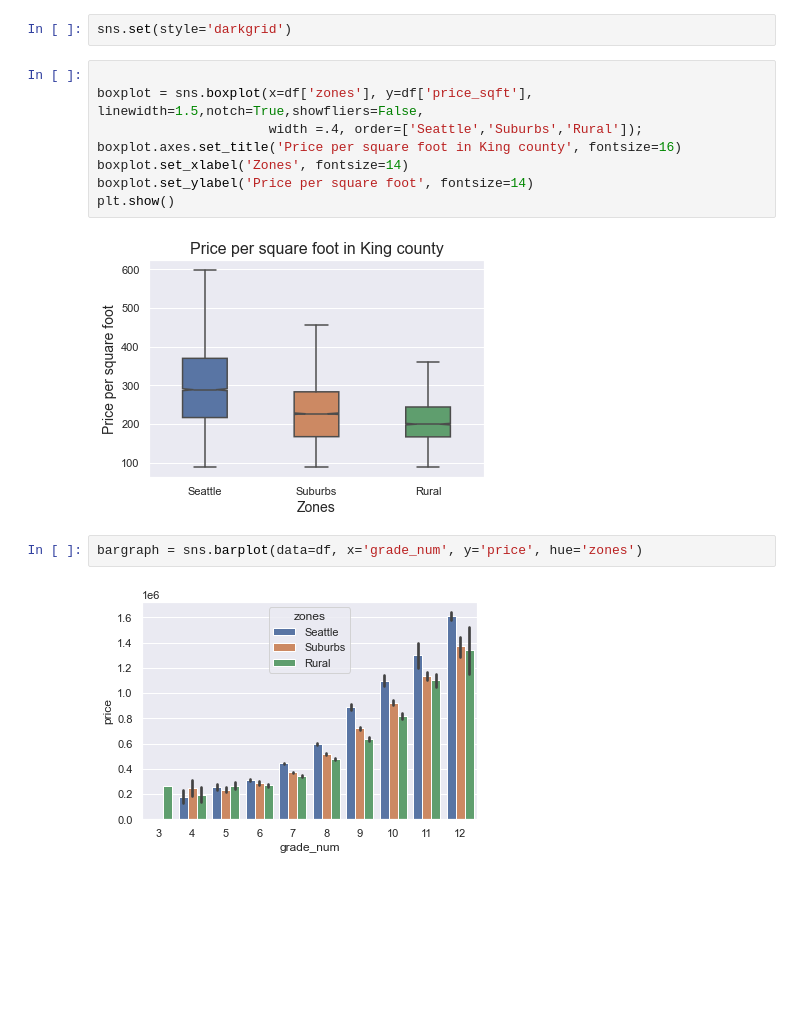
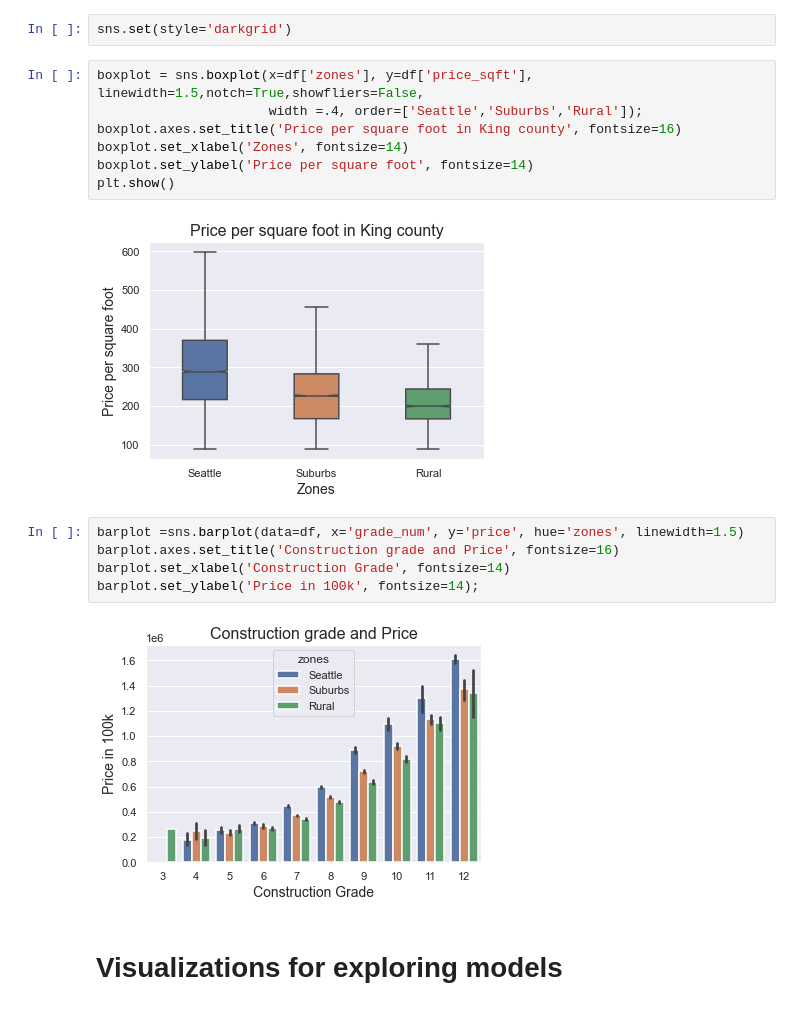
Before and after one commit to btbruno20/Analyzing-King-County-Housing, a Jupyter notebook: king_main.ipynb, the cells around one changed output. Saved outputs shown, nothing was run; the diff lists cells and outputs as text; blank space fills up the shorter version.

```diff
--- a/king_main.ipynb
+++ b/king_main.ipynb
@@ -393,7 +507,6 @@ ax.scatter(x=range(y_hat.shape[0]), y=resid, alpha=.1);
 # %%
 sns.set(style='darkgrid')
 # %%
-
 boxplot = sns.boxplot(x=df['zones'], y=df['price_sqft'], linewidth=1.5,notch=True,showfliers=False,
                       width =.4, order=['Seattle','Suburbs','Rural']);
 boxplot.axes.set_title('Price per square foot in King county', fontsize=16)
@@ -402,8 +515,13 @@ boxplot.set_ylabel('Price per square foot', fontsize=14)
 plt.show()
 # %% [output]
 [figure]
-# %%
-bargraph = sns.barplot(data=df, x='grade_num', y='price', hue='zones')
-# %% [output]
-[figure, removed]
+# %%
+barplot =sns.barplot(data=df, x='grade_num', y='price', hue='zones', linewidth=1.5)
+barplot.axes.set_title('Construction grade and Price', fontsize=16)
+barplot.set_xlabel('Construction Grade', fontsize=14)
+barplot.set_ylabel('Price in 100k', fontsize=14);
+# %% [output]
+[figure, added]
+# %% [markdown]
+# Visualizations for exploring models
 # %%
```
Also changed, not shown: parts of 61 cells of this notebook.
